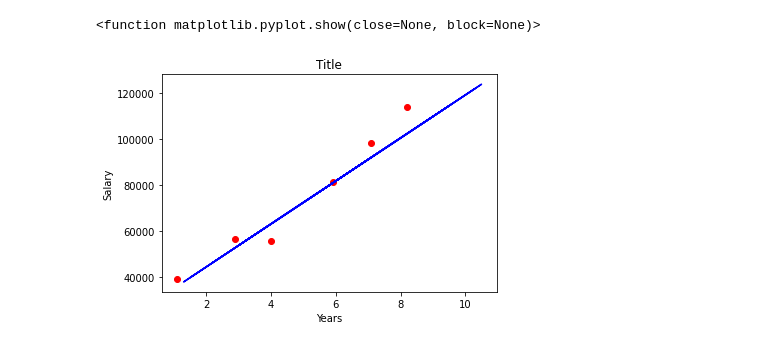
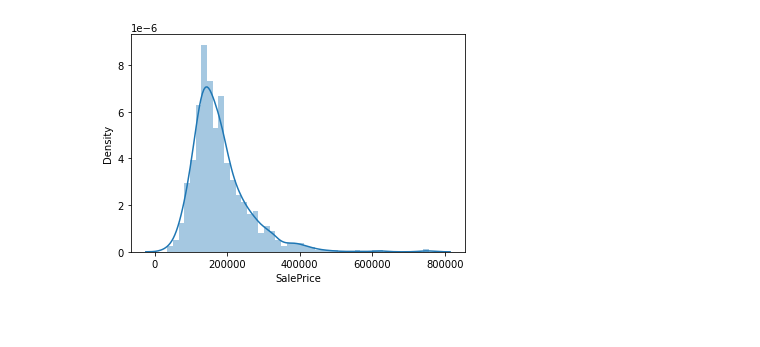
Before and after one commit to Sif-on/KROK-ML, a Jupyter notebook: week_5/lecture_5.train.ipynb, the cells around one changed output. Cells and saved outputs as stored; diff of their text form; code cells hidden in the pictures; blank space fills up the shorter version.

```diff
--- a/week_5/lecture_5.train.ipynb
+++ b/week_5/lecture_5.train.ipynb
@@ -69,2 +44,7 @@ from sklearn.metrics import accuracy_score
 # %%
-x_train, x_valid, y_train, y_valid = train_test_split(x, y, test_size=0.2, random_state=17)
+df = df.drop(columns=['Id'])
+
+y = df['SalePrice']
+x = df.drop(columns=["SalePrice"])
+
+x_train, x_valid, y_train, y_valid = train_test_split(x, y, test_size=0.3, random_state=17)
@@ -79,2 +50,0 @@ regressor = LinearRegression()
-# %%
-regressor.fit(x_train, y_train)
@@ -95,10 +51,4 @@ y_valid, regressor.predict(x_valid)
-# %%
-plt.scatter(x_valid, y_valid, color = 'red')
-plt.plot(x_train, regressor.predict(x_train), color = 'blue')
-plt.title('Title')
-plt.xlabel('Years')
-plt.ylabel('Salary')
-plt.show
-# %% [output]
-<function matplotlib.pyplot.show(close=None, block=None)>
-[figure, removed]
+# %%
+sns.distplot(y_train);
+# %% [output]
+[figure, added]
```
Also changed, not shown: parts of 26 cells of this notebook, 3 other files.
